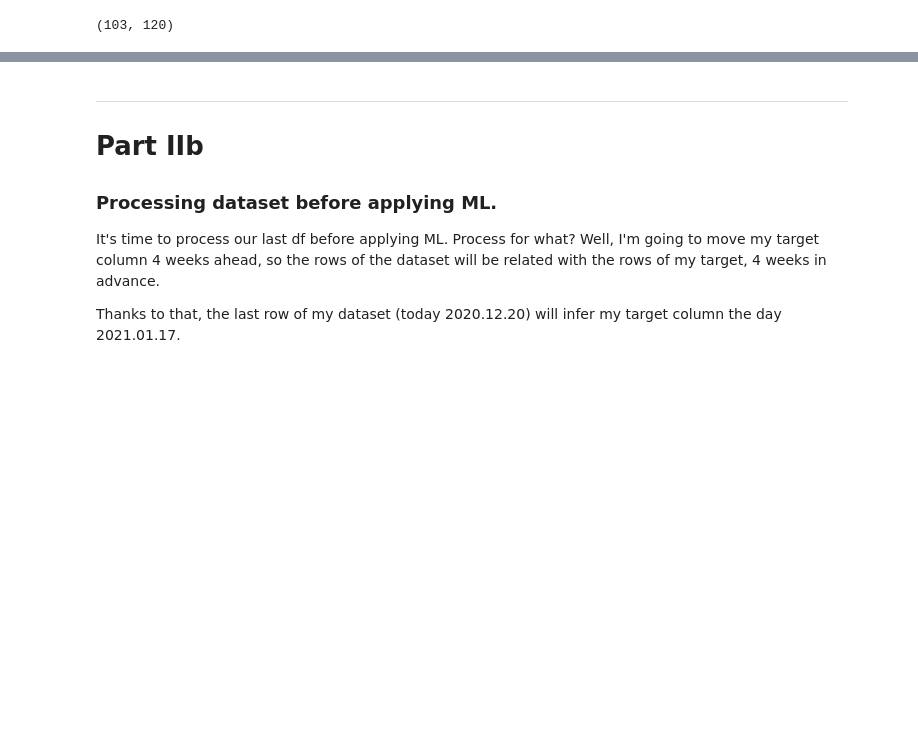
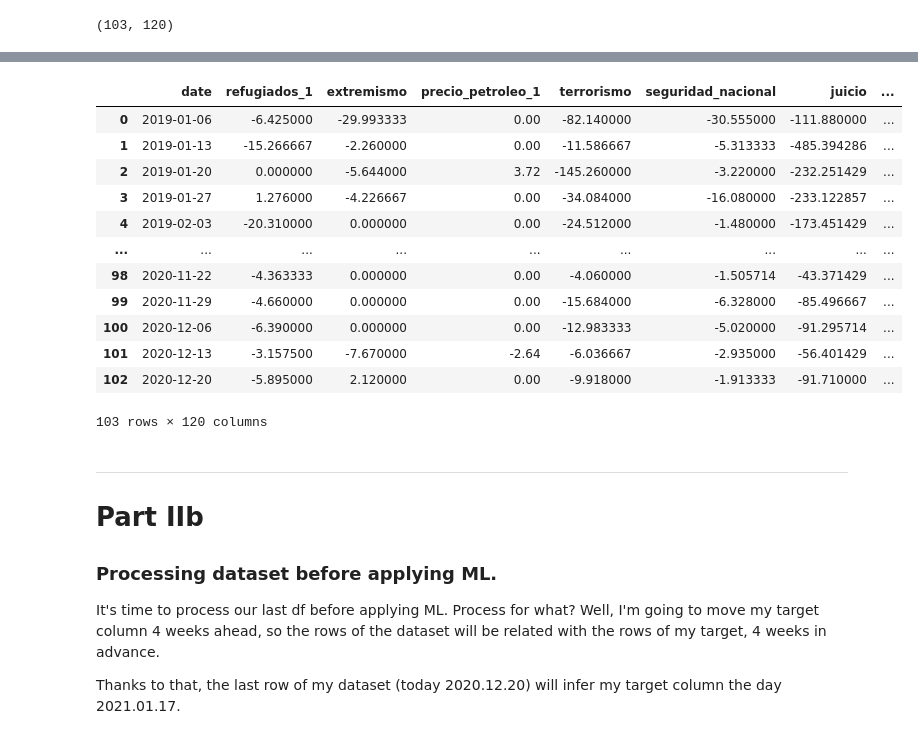
Before and after one commit to albertovpd/automated_ML_regression, a Jupyter notebook: explanation_gathering_data.ipynb, the cells around one changed output, grey strips where cells are left out. Cells and saved outputs as stored; diff of their text form; code cells hidden in the pictures; blank space fills up the shorter version.

```diff
--- a/explanation_gathering_data.ipynb
+++ b/explanation_gathering_data.ipynb
@@ -412,7 +412,22 @@ Index(['date', 'ejercito', 'inestabilidad_politica', 'precio_petroleo_1',
 # %%
 df_final=df_final.fillna(0)
 # %%
-df_final.to_csv("./input/dataset_final.csv") # it's just the autoamted script is divided into several ones
+#df_final.to_csv("./input/dataset_final.csv") # it's just the autoamted script is divided into several ones
+df_final
+# %% [output]
+|  | date | refugiados_1 | extremismo | precio_petroleo_1 | terrorismo | seguridad_nacional | juicio | ... |
+| 0 | 2019-01-06 | -6.425000 | -29.993333 | 0.00 | -82.140000 | -30.555000 | -111.880000 | ... |
+| 1 | 2019-01-13 | -15.266667 | -2.260000 | 0.00 | -11.586667 | -5.313333 | -485.394286 | ... |
+| 2 | 2019-01-20 | 0.000000 | -5.644000 | 3.72 | -145.260000 | -3.220000 | -232.251429 | ... |
+| 3 | 2019-01-27 | 1.276000 | -4.226667 | 0.00 | -34.084000 | -16.080000 | -233.122857 | ... |
+| 4 | 2019-02-03 | -20.310000 | 0.000000 | 0.00 | -24.512000 | -1.480000 | -173.451429 | ... |
+| ... | ... | ... | ... | ... | ... | ... | ... | ... |
+| 98 | 2020-11-22 | -4.363333 | 0.000000 | 0.00 | -4.060000 | -1.505714 | -43.371429 | ... |
+| 99 | 2020-11-29 | -4.660000 | 0.000000 | 0.00 | -15.684000 | -6.328000 | -85.496667 | ... |
+| 100 | 2020-12-06 | -6.390000 | 0.000000 | 0.00 | -12.983333 | -5.020000 | -91.295714 | ... |
+| 101 | 2020-12-13 | -3.157500 | -7.670000 | -2.64 | -6.036667 | -2.935000 | -56.401429 | ... |
+| 102 | 2020-12-20 | -5.895000 | 2.120000 | 0.00 | -9.918000 | -1.913333 | -91.710000 | ... |
+103 rows × 120 columns
 # %% [markdown]
 -------------------------------
 
```
Also changed, not shown: parts of 28 cells of this notebook.
